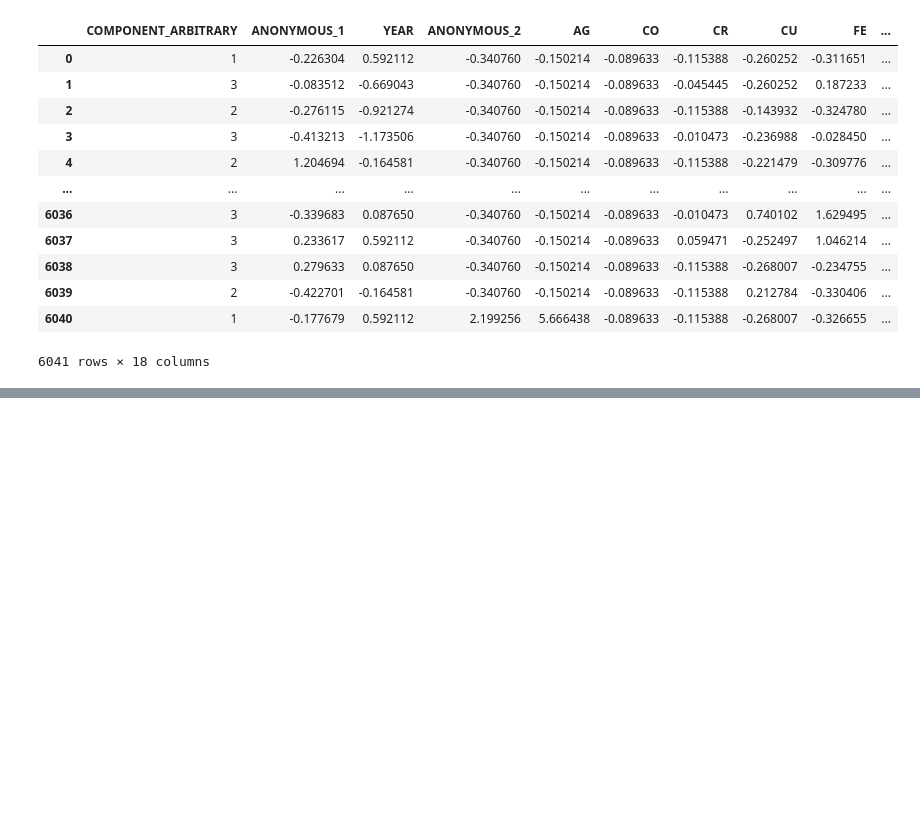
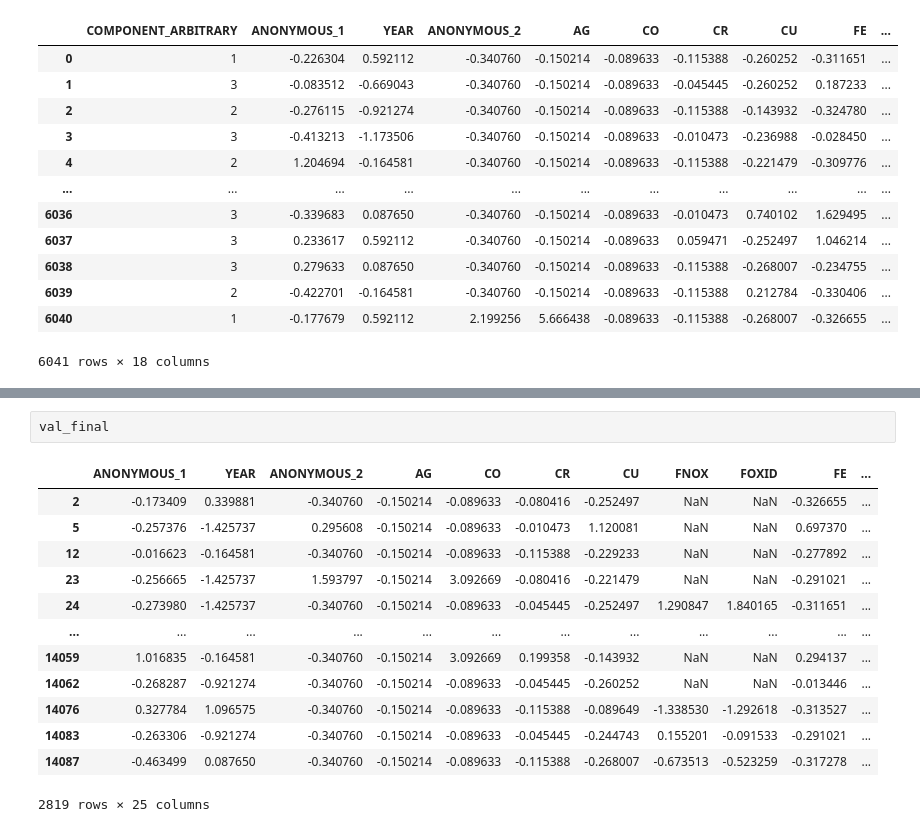
Before and after one commit to cswcjt/Dacon-Oil, a Jupyter notebook: test_win.ipynb, the cells around one changed output, grey strips where cells are left out. Saved outputs shown, nothing was run; the diff lists cells and outputs as text; blank space fills up the shorter version.

```diff
--- a/test_win.ipynb
+++ b/test_win.ipynb
@@ -366,0 +693,16 @@ submission.to_csv(save_path + filename, index=False)
+# %%
+val_final
+# %% [output]
+|  | ANONYMOUS_1 | YEAR | ANONYMOUS_2 | AG | CO | CR | CU | FNOX | FOXID | FE | ... |
+| 2 | -0.173409 | 0.339881 | -0.340760 | -0.150214 | -0.089633 | -0.080416 | -0.252497 | NaN | NaN | -0.326655 | ... |
+| 5 | -0.257376 | -1.425737 | 0.295608 | -0.150214 | -0.089633 | -0.010473 | 1.120081 | NaN | NaN | 0.697370 | ... |
+| 12 | -0.016623 | -0.164581 | -0.340760 | -0.150214 | -0.089633 | -0.115388 | -0.229233 | NaN | NaN | -0.277892 | ... |
+| 23 | -0.256665 | -1.425737 | 1.593797 | -0.150214 | 3.092669 | -0.080416 | -0.221479 | NaN | NaN | -0.291021 | ... |
+| 24 | -0.273980 | -1.425737 | -0.340760 | -0.150214 | -0.089633 | -0.045445 | -0.252497 | 1.290847 | 1.840165 | -0.311651 | ... |
+| ... | ... | ... | ... | ... | ... | ... | ... | ... | ... | ... | ... |
+| 14059 | 1.016835 | -0.164581 | -0.340760 | -0.150214 | 3.092669 | 0.199358 | -0.143932 | NaN | NaN | 0.294137 | ... |
+| 14062 | -0.268287 | -0.921274 | -0.340760 | -0.150214 | -0.089633 | -0.045445 | -0.260252 | NaN | NaN | -0.013446 | ... |
+| 14076 | 0.327784 | 1.096575 | -0.340760 | -0.150214 | -0.089633 | -0.115388 | -0.089649 | -1.338530 | -1.292618 | -0.313527 | ... |
+| 14083 | -0.263306 | -0.921274 | -0.340760 | -0.150214 | -0.089633 | -0.045445 | -0.244743 | 0.155201 | -0.091533 | -0.291021 | ... |
+| 14087 | -0.463499 | 0.087650 | -0.340760 | -0.150214 | -0.089633 | -0.115388 | -0.268007 | -0.673513 | -0.523259 | -0.317278 | ... |
+2819 rows × 25 columns
```
Also changed, not shown: parts of 56 cells of this notebook.
